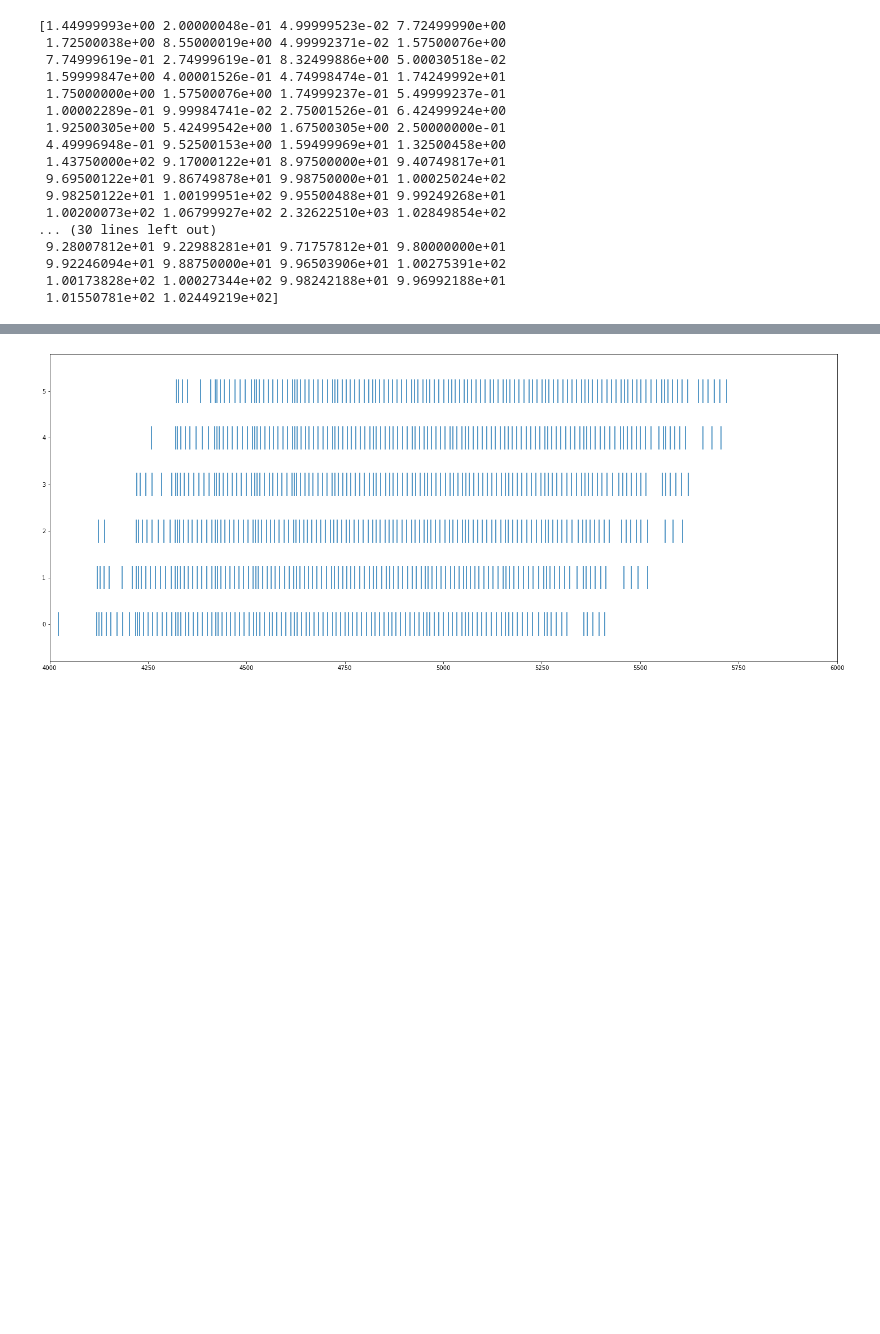
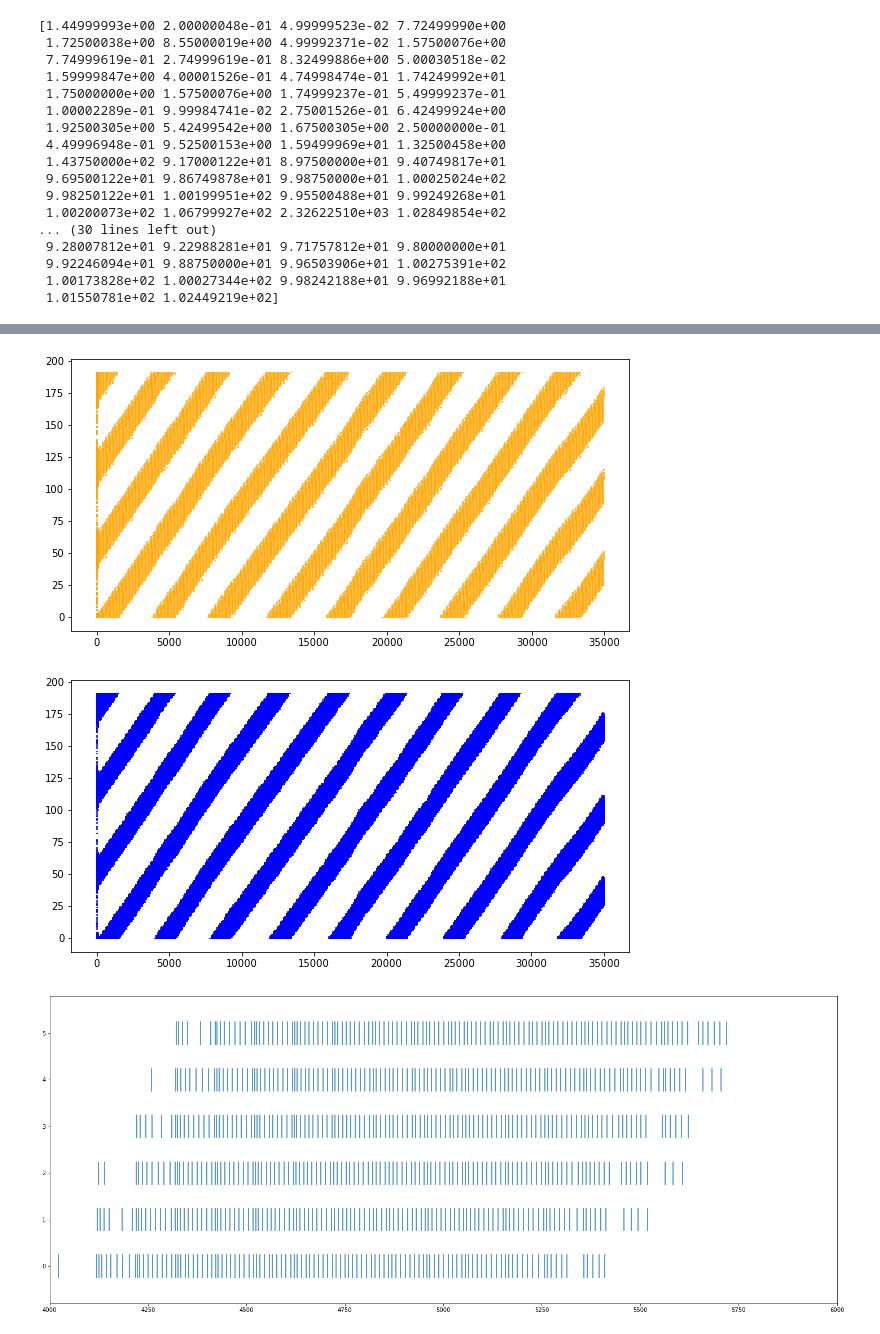
Before and after one commit to tiny-infinity/GridCellsTheta, a Jupyter notebook: analysis/PHPC/PHPC-DEMO-S-s-1a.ipynb, the cells around one changed output, grey strips where cells are left out. Saved outputs shown, nothing was run; the diff lists cells and outputs as text; code cells hidden in the pictures; blank space fills up the shorter version.

```diff
--- a/analysis/PHPC/PHPC-DEMO-S-s-1a.ipynb
+++ b/analysis/PHPC/PHPC-DEMO-S-s-1a.ipynb
@@ -124,3 +139,13 @@ plt.show()
+# %%
+plt.figure(figsize=(10,5))
+plt.eventplot(stell_spikes_l[:192], lineoffsets=1, linelengths=1, colors='orange')
+plt.show()
+plt.figure(figsize=(10,5))
+plt.eventplot(intrnrn_spikes_l[:192], lineoffsets=1, linelengths=1, colors='blue')
+plt.show()
+# %% [output]
+[figure, added]
+[figure, added]
 # %%
 plt.figure(figsize=(25,10))
 plt.eventplot(intrnrn_spikes_l[:6],linelengths=0.5)
```
Also changed, not shown: parts of 2 cells of this notebook, 1 other file.
